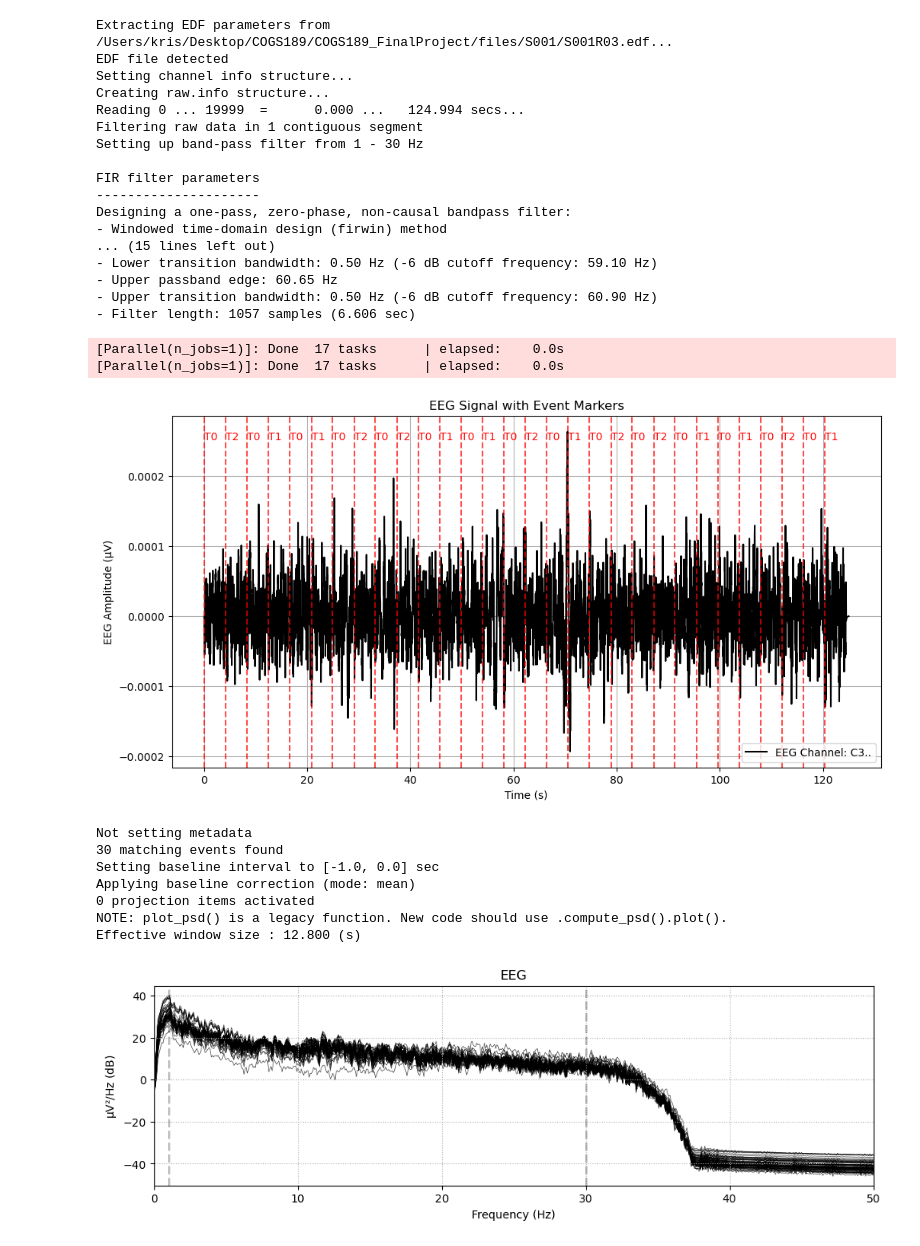
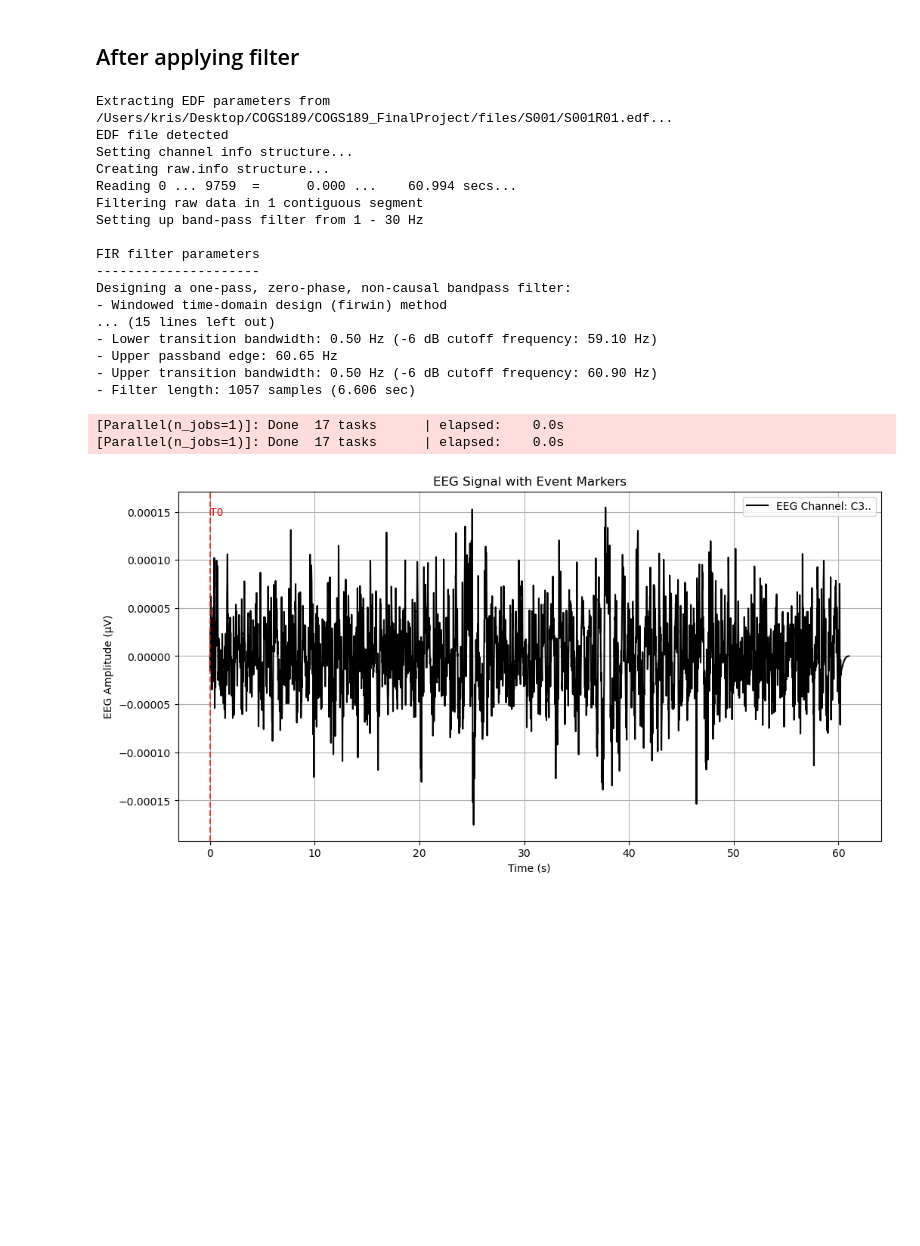
Before and after one commit to Auroruaaa/Authenticators, a Jupyter notebook: data_visualization.ipynb, the cells around one changed output. Saved outputs shown, nothing was run; the diff lists cells and outputs as text; code cells hidden in the pictures; blank space fills up the shorter version.

```diff
--- a/data_visualization.ipynb
+++ b/data_visualization.ipynb
@@ -10,6 +10,6 @@ from scipy.signal import butter, filtfilt
 # %%
-edf_file_path = "./files/S001/S001R03.edf"
-event_file_path = "./files/S001/S001R03.edf.event"
+edf_file_path = "./files/S001/S001R01.edf"
+event_file_path = "./files/S001/S001R01.edf.event"
 raw = mne.io.read_raw_edf(edf_file_path, preload=True)
 
 # Read EEG data
@@ -47,22 +47,4 @@ plt.title("EEG Signal with Event Markers")
 plt.legend()
 plt.grid()
 plt.show()
-
-# 2. (T0, T1, T2) event markers
-event_id = {"T0": 1, "T1": 2, "T2": 3}
-events = np.array([[int(t * raw.info["sfreq"]), 0, event_id[l]] for t, l in zip(event_times, event_labels)])
-
-epochs = mne.Epochs(raw, events, event_id=event_id, tmin=-1.0, tmax=2.0, baseline=(None, 0), detrend=1)
-
-# 3. Plot Power Spectral Density (PSD)
-raw.plot_psd(fmax=50)
-
-# 4. Plot Event-Related Potential (ERP)
-evoked_T0 = epochs['T0'].average()
-evoked_T1 = epochs['T1'].average()
-evoked_T2 = epochs['T2'].average()
-
-fig = evoked_T0.plot()
-fig = evoked_T1.plot() # ERP for T1 (Left/Both Fist Movement)
-fig = evoked_T2.plot() # "ERP for T2 (Right Fist/Both Feet Movement)
 # %% [output]
@@ -88,3 +57,5 @@ Effective window size : 12.800 (s)
+# %% [markdown]
+## After applying filter
 # %%
 def butter_lowpass_filter(data, cutoff=30, fs=160, order=4):
     nyquist = 0.5 * fs
@@ -100,8 +71,8 @@ import pandas as pd
 from scipy.signal import butter, filtfilt
 
 
-edf_file_path = "./files/S001/S001R03.edf"
-event_file_path = "./files/S001/S001R03.edf.event"
+edf_file_path = "./files/S001/S001R01.edf"
+event_file_path = "./files/S001/S001R01.edf.event"
 raw = mne.io.read_raw_edf(edf_file_path, preload=True)
 
 # apply band-pass filter
@@ -139,59 +110,33 @@ plt.figure(figsize=(12, 6))
 plt.plot(times, eeg_signal, label=f"EEG Channel: {raw.ch_names[channel_idx]}", color="black")
 
 for etime, elabel in zip(event_times, event_labels):
     plt.axvline(x=etime, color="red", linestyle="--", alpha=0.7)
     plt.text(etime, np.max(eeg_signal), elabel, color="red", fontsize=10, verticalalignment='top')
 
 plt.xlabel("Time (s)")
 plt.ylabel("EEG Amplitude (µV)")
 plt.title("EEG Signal with Event Markers")
 plt.legend()
 plt.grid()
 plt.show()
-
-# 2. (T0, T1, T2) event markers
-event_id = {"T0": 1, "T1": 2, "T2": 3}
-events = np.array([[int(t * raw.info["sfreq"]), 0, event_id[l]] for t, l in zip(event_times, event_labels)])
-
-epochs = mne.Epochs(raw, events, event_id=event_id, tmin=-1.0, tmax=2.0, baseline=(None, 0), detrend=1)
-
-# 3. Plot Power Spectral Density (PSD)
-raw.plot_psd(fmax=50)
-
-# 4. Plot Event-Related Potential (ERP)
-evoked_T0 = epochs['T0'].average()
-evoked_T1 = epochs['T1'].average()
-evoked_T2 = epochs['T2'].average()
-
-fig = evoked_T0.plot()
-fig = evoked_T1.plot() # ERP for T1 (Left/Both Fist Movement)
-fig = evoked_T2.plot() # "ERP for T2 (Right Fist/Both Feet Movement)
 # %% [output]
-Extracting EDF parameters from /Users/kris/Desktop/COGS189/COGS189_FinalProject/files/S001/S001R03.edf...
+Extracting EDF parameters from /Users/kris/Desktop/COGS189/COGS189_FinalProject/files/S001/S001R01.edf...
 EDF file detected
 Setting channel info structure...
 Creating raw.info structure...
-Reading 0 ... 19999  =      0.000 ...   124.994 secs...
+Reading 0 ... 9759  =      0.000 ...    60.994 secs...
 Filtering raw data in 1 contiguous segment
 Setting up band-pass filter from 1 - 30 Hz
 
 FIR filter parameters
 ---------------------
 Designing a one-pass, zero-phase, non-causal bandpass filter:
 - Windowed time-domain design (firwin) method
 ... (15 lines left out)
 - Lower transition bandwidth: 0.50 Hz (-6 dB cutoff frequency: 59.10 Hz)
 - Upper passband edge: 60.65 Hz
 - Upper transition bandwidth: 0.50 Hz (-6 dB cutoff frequency: 60.90 Hz)
 - Filter length: 1057 samples (6.606 sec)
 [Parallel(n_jobs=1)]: Done  17 tasks      | elapsed:    0.0s
 [Parallel(n_jobs=1)]: Done  17 tasks      | elapsed:    0.0s
-[figure, old version]
+[figure, new version]
-Not setting metadata
-30 matching events found
-Setting baseline interval to [-1.0, 0.0] sec
-Applying baseline correction (mode: mean)
-0 projection items activated
-NOTE: plot_psd() is a legacy function. New code should use .compute_psd().plot().
-Effective window size : 12.800 (s)
-[figure, removed]
```
Also changed, not shown: parts of 13 cells of this notebook.
